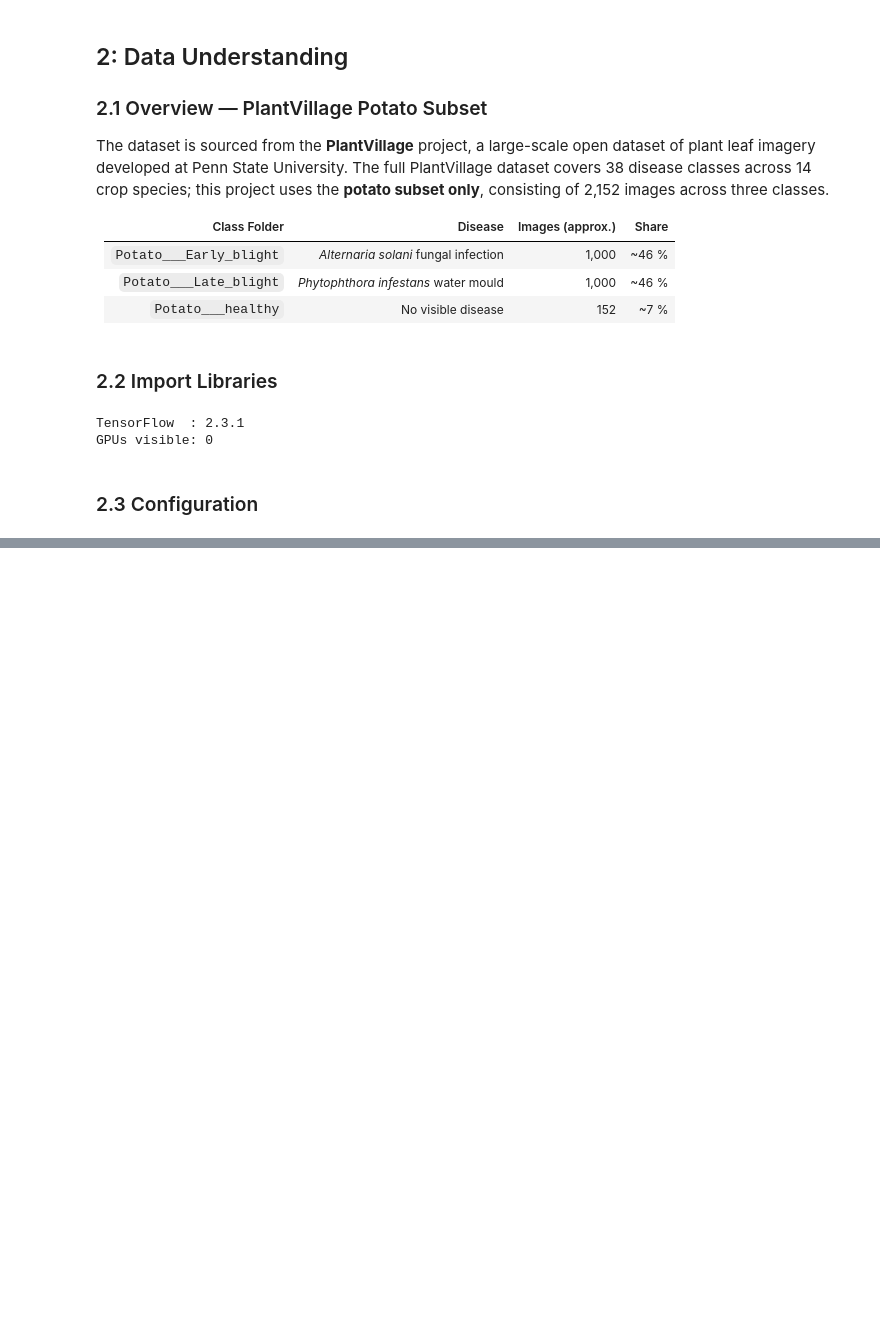
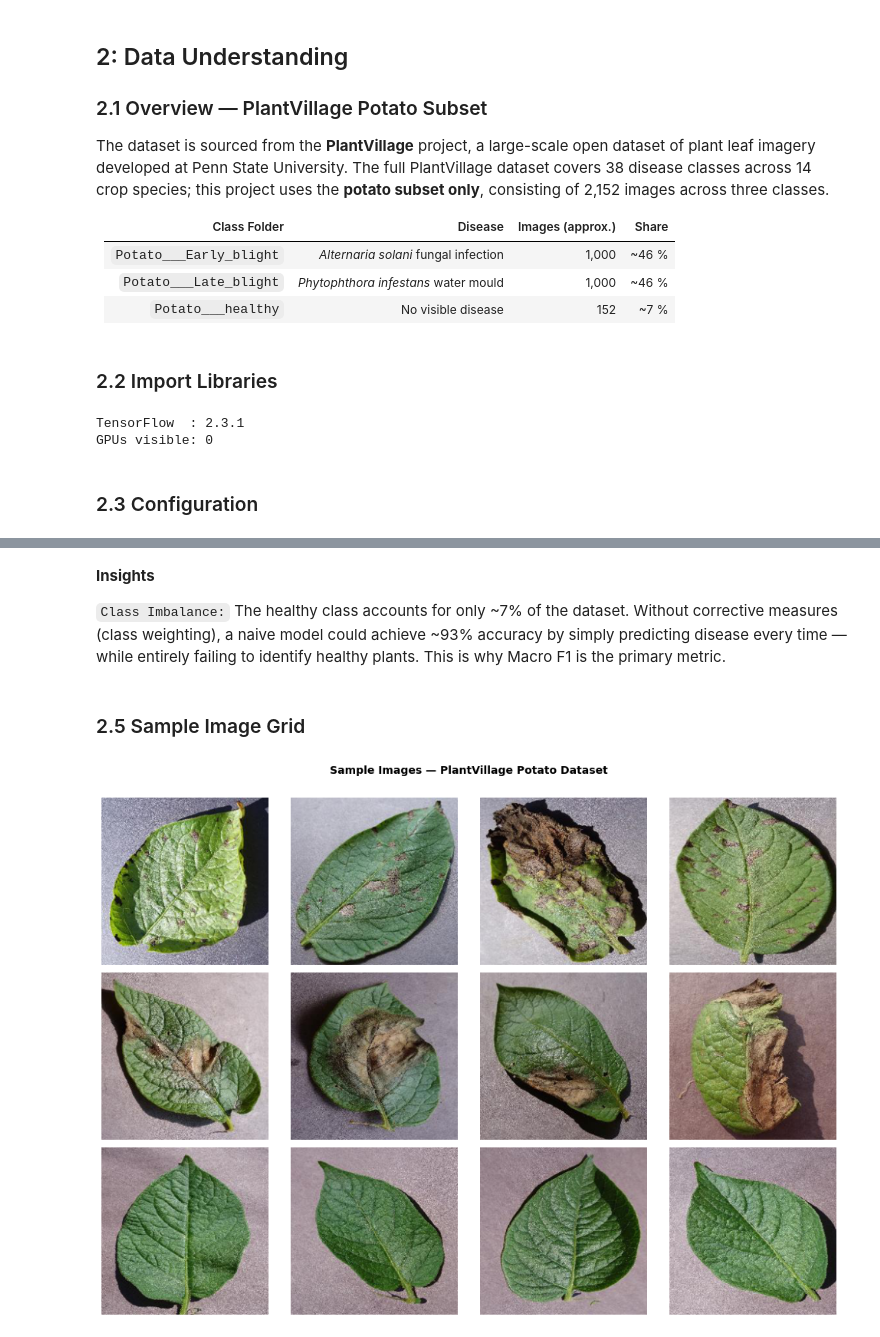
Before and after one commit to just-mawi/Potato-Blight-Classification, a Jupyter notebook: potato.ipynb, the cells around one changed output, grey strips where cells are left out. Drawn from its saved outputs; the diff is of its cells as text; code cells hidden in the pictures; blank space fills up the shorter version.

```diff
--- a/potato.ipynb
+++ b/potato.ipynb
@@ -117,0 +167,28 @@ CHECKPOINT_PATH = 'best_potato_model.h5'
+# %% [markdown]
+**Insights**
+
+`Class Imbalance:` The healthy class accounts for only ~7% of the dataset. Without corrective measures (class weighting), a naive model could achieve ~93% accuracy by simply predicting disease every time — while entirely failing to identify healthy plants. This is why Macro F1 is the primary metric.
+# %% [markdown]
+### 2.5 Sample Image Grid
+# %%
+from PIL import Image
+
+fig, axes = plt.subplots(3, 4, figsize=(14, 10))
+fig.suptitle('Sample Images — PlantVillage Potato Dataset', fontsize=14, fontweight='bold', y=1.01)
+
+for row, (cls, dname) in enumerate(zip(CLASS_NAMES, DISPLAY_NAMES)):
+    cls_dir = os.path.join(DATASET_DIR, cls)
+    samples = np.random.choice(os.listdir(cls_dir), 4, replace=False)
+    for col, fname in enumerate(samples):
+        img = Image.open(os.path.join(cls_dir, fname)).resize((224, 224))
+        axes[row, col].imshow(img)
+        axes[row, col].axis('off')
+        if col == 0:
+            axes[row, col].set_ylabel(dname, fontsize=11, fontweight='bold', rotation=0,
+                                      labelpad=80, va='center')
+
+plt.tight_layout()
+plt.savefig('sample_images.png', dpi=150, bbox_inches='tight')
+plt.show()
+# %% [output]
+[figure, added]
```
Also changed, not shown: parts of 3 cells of this notebook.
